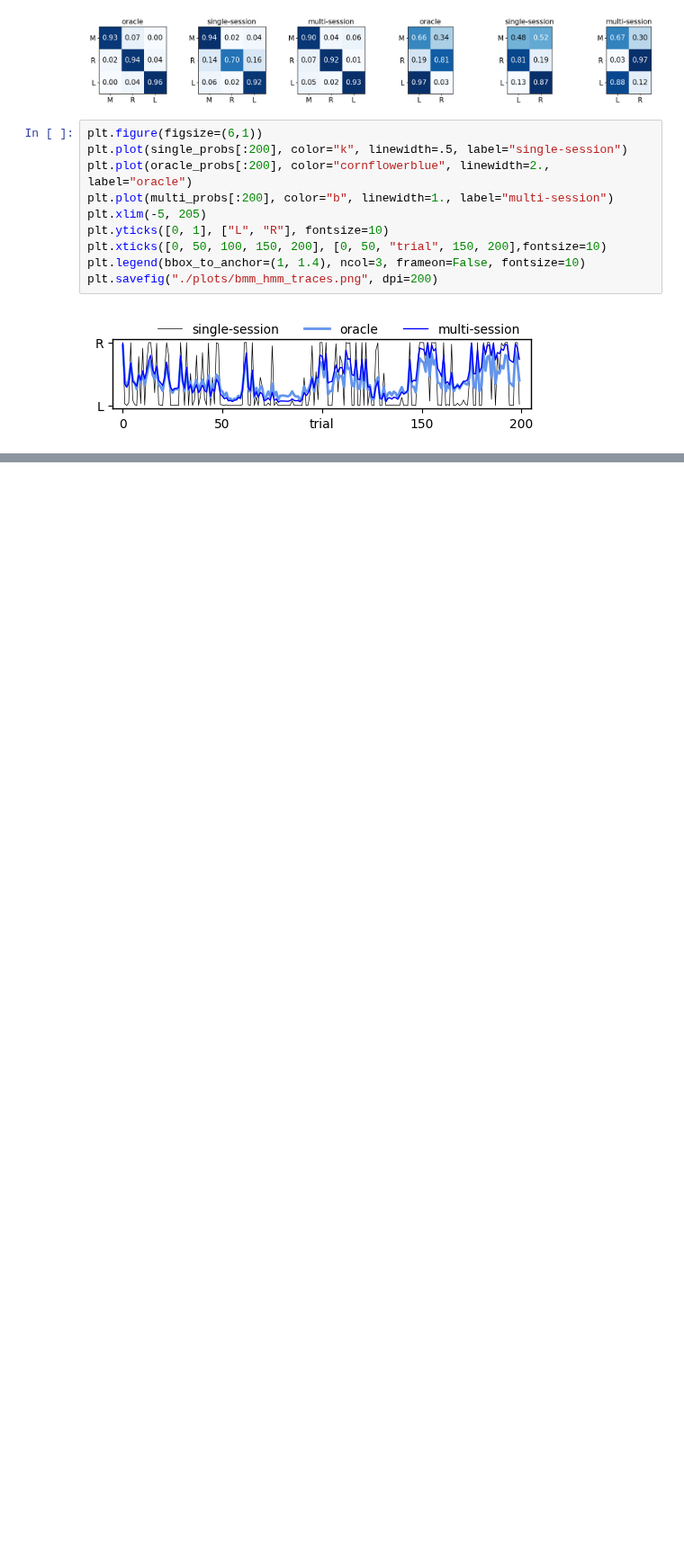
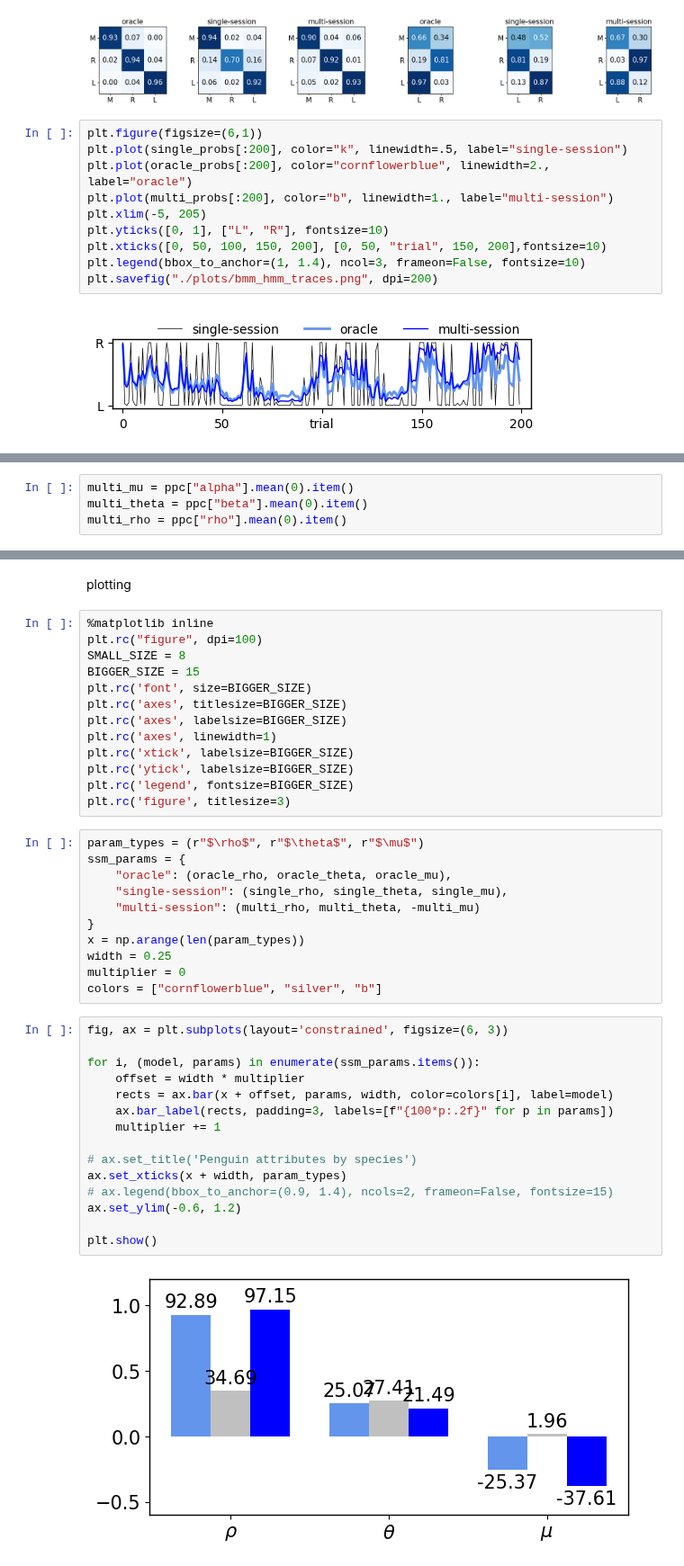
Before and after one commit to yzhang511/neural_decoding, a Jupyter notebook: biorxiv_plots/biorxiv_fig6.ipynb, the cells around one changed output, grey strips where cells are left out. Shown at 90% size. Saved outputs shown, nothing was run; the diff lists cells and outputs as text; blank space fills up the shorter version.

```diff
--- a/biorxiv_plots/biorxiv_fig6.ipynb
+++ b/biorxiv_plots/biorxiv_fig6.ipynb
@@ -622,0 +927,4 @@ plt.savefig("./plots/bmm_hmm_traces.png", dpi=200)
+# %%
+multi_mu = ppc["alpha"].mean(0).item()
+multi_theta = ppc["beta"].mean(0).item()
+multi_rho = ppc["rho"].mean(0).item()
@@ -622,0 +972,43 @@ plt.savefig("./plots/bmm_hmm_traces.png", dpi=200)
+# %% [markdown]
+plotting
+# %%
+%matplotlib inline
+plt.rc("figure", dpi=100)
+SMALL_SIZE = 8
+BIGGER_SIZE = 15
+plt.rc('font', size=BIGGER_SIZE)
+plt.rc('axes', titlesize=BIGGER_SIZE)
+plt.rc('axes', labelsize=BIGGER_SIZE)
+plt.rc('axes', linewidth=1)
+plt.rc('xtick', labelsize=BIGGER_SIZE)
+plt.rc('ytick', labelsize=BIGGER_SIZE)
+plt.rc('legend', fontsize=BIGGER_SIZE)
+plt.rc('figure', titlesize=3)
+# %%
+param_types = (r"$\rho$", r"$\theta$", r"$\mu$")
+ssm_params = {
+    "oracle": (oracle_rho, oracle_theta, oracle_mu),
+    "single-session": (single_rho, single_theta, single_mu),
+    "multi-session": (multi_rho, multi_theta, -multi_mu)
+}
+x = np.arange(len(param_types))
+width = 0.25
+multiplier = 0
+colors = ["cornflowerblue", "silver", "b"]
+# %%
+fig, ax = plt.subplots(layout='constrained', figsize=(6, 3))
+
+for i, (model, params) in enumerate(ssm_params.items()):
+    offset = width * multiplier
+    rects = ax.bar(x + offset, params, width, color=colors[i], label=model)
+    ax.bar_label(rects, padding=3, labels=[f"{100*p:.2f}" for p in params])
+    multiplier += 1
+
+# ax.set_title('Penguin attributes by species')
+ax.set_xticks(x + width, param_types)
+# ax.legend(bbox_to_anchor=(0.9, 1.4), ncols=2, frameon=False, fontsize=15)
+ax.set_ylim(-0.6, 1.2)
+
+plt.show()
+# %% [output]
+[figure, added]
```
Also changed, not shown: parts of 18 cells of this notebook.
